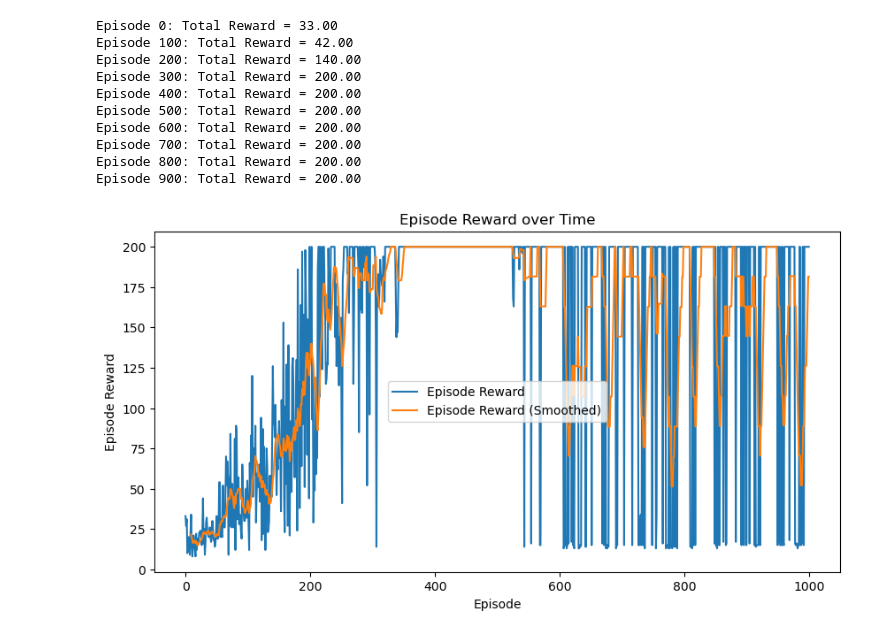
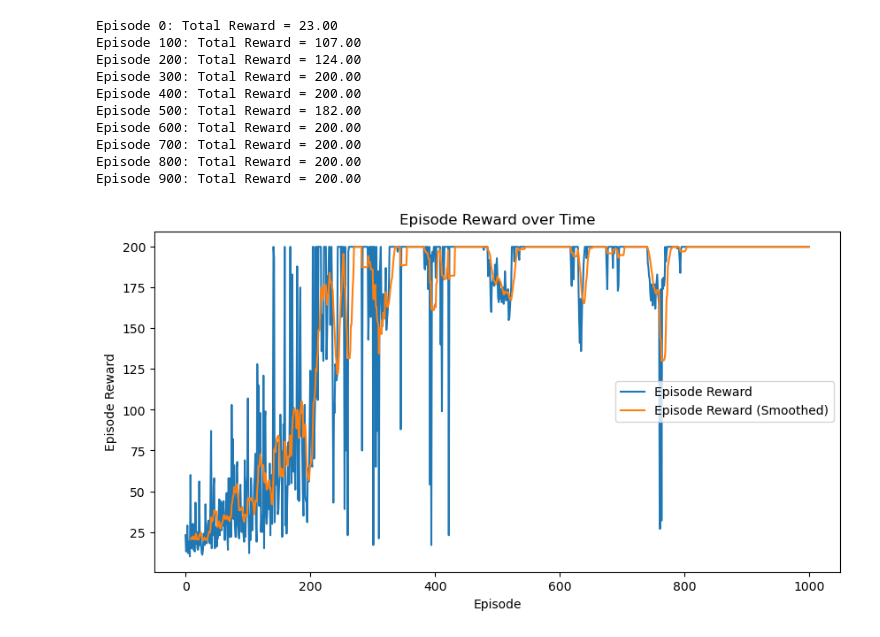
Before and after one commit to RanZhu1989/RL_PlayGround, a Jupyter notebook: Policy_Gradient/QAC_MC.ipynb, the cells around one changed output. Cells and saved outputs as stored; diff of their text form; code cells hidden in the pictures.

Commit message:
Fix: remove seed setting after 1st rest

```diff
--- a/Policy_Gradient/QAC_MC.ipynb
+++ b/Policy_Gradient/QAC_MC.ipynb
@@ -157,6 +157,7 @@ class TrainManager():
         self.device = torch.device(my_device)
 
         self.env = env
+        _,_ = self.env.reset(seed=self.seed)
         self.episode_num = episode_num
         obs_dim = gym.spaces.utils.flatdim(env.observation_space)
         action_dim = env.action_space.n
@@ -179,7 +180,7 @@ class TrainManager():
     def train_episode(self) -> float:
         total_reward = 0
         self.agent.episode_recorder.reset()
-        obs,_ = self.env.reset(seed=self.seed)
+        obs,_ = self.env.reset()
         while True:
             action = self.agent.get_action(obs)
             next_obs, reward, terminated, truncated, _ = self.env.step(action)
@@ -218,27 +219,26 @@ class TrainManager():
         plt.legend()
         plt.show()
 # %%
-if __name__ == "__main__":
-    env = gym.make('CartPole-v0')
-    Manger = TrainManager(env = env,
-                        episode_num = 1000,
-                        actor_lr = 1e-4,
-                        critic_lr= 1e-3,
-                        gamma = 0.98,
-                        seed = 0,
-                        my_device = "cpu"
-                        )
-    Manger.train()
-    Manger.plotting(smoothing_window=10)
+env = gym.make('CartPole-v0')
+Manger = TrainManager(env = env,
+                    episode_num = 1000,
+                    actor_lr = 1e-4,
+                    critic_lr= 1e-3,
+                    gamma = 0.98,
+                    seed = 0,
+                    my_device = "cpu"
+                    )
+Manger.train()
+Manger.plotting(smoothing_window=10)
 # %% [output]
-Episode 0: Total Reward = 33.00
-Episode 100: Total Reward = 42.00
-Episode 200: Total Reward = 140.00
+Episode 0: Total Reward = 23.00
+Episode 100: Total Reward = 107.00
+Episode 200: Total Reward = 124.00
 Episode 300: Total Reward = 200.00
 Episode 400: Total Reward = 200.00
-Episode 500: Total Reward = 200.00
+Episode 500: Total Reward = 182.00
 Episode 600: Total Reward = 200.00
 Episode 700: Total Reward = 200.00
 Episode 800: Total Reward = 200.00
 Episode 900: Total Reward = 200.00
-[figure, old version]
+[figure, new version]
```
Also changed, not shown: 14 other files.
